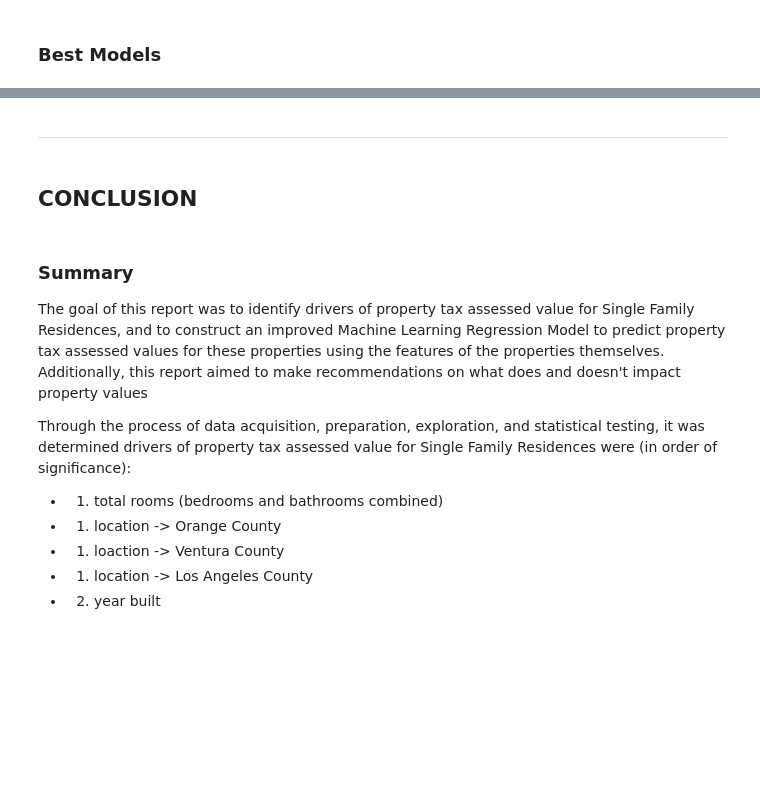
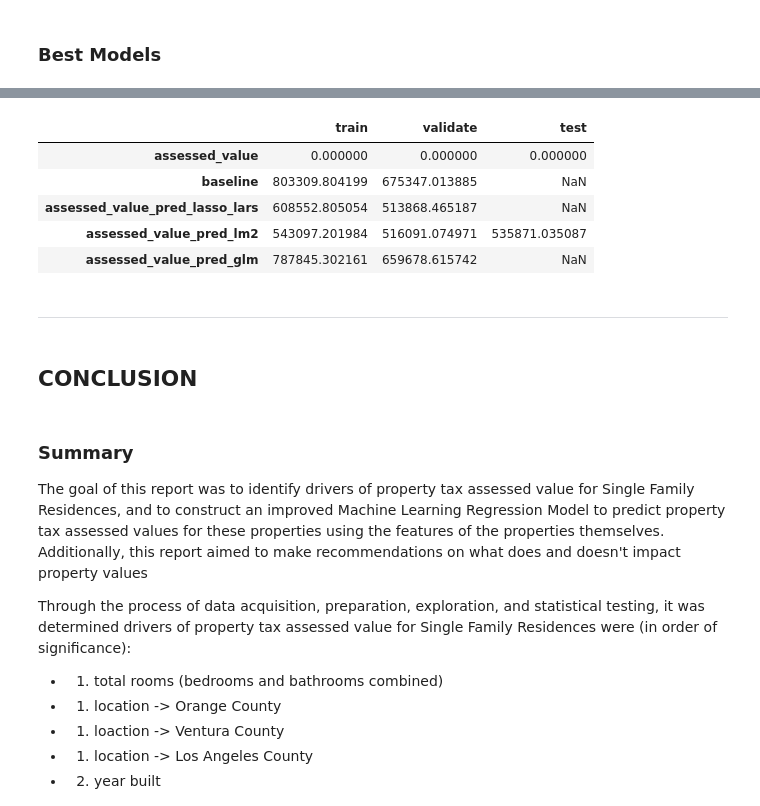
Before and after one commit to rachelrobbinsmayhill/regression-project, a Jupyter notebook: Final_Report.ipynb, the cells around one changed output, grey strips where cells are left out. Saved outputs shown, nothing was run; the diff lists cells and outputs as text; code cells hidden in the pictures; blank space fills up the shorter version.

```diff
--- a/Final_Report.ipynb
+++ b/Final_Report.ipynb
@@ -448,39 +452,3 @@ lm2.fit(X_train_degree2, y_train.assessed_value)
 # predict train
 y_train['assessed_value_pred_lm2'] = lm2.predict(X_train_degree2)
 y_validate['assessed_value_pred_lm2'] = lm2.predict(X_validate_degree2)
-# %%
-# FROM JERRY
-# make the polynomial features to get a new set of features
-pf = PolynomialFeatures(degree=2)
-
-# fit and transform X_train_scaled
-x_train_degree2 = pf.fit_transform(x_train_scaled[features])
-
-# transform X_validate_scaled & X_test_scaled
-x_validate_degree2 = pf.transform(x_validate_scaled[features])
-# x_test_degree2 = pf.transform(x_test)
-
-
-
-
-# Create the model
-lm2 = LinearRegression(normalize=True)
-
-# Fit the model
-lm2.fit(x_test_scaled[features], y_test['tax_value'])
-
-# Set predictions
-y_test['tax_value_pred_lm'] = lm2.predict(x_test_scaled[features])
-
-# Predict validate
-y_test['tax_value_pred_lm'] = lm2.predict(x_test_scaled[features])
-
-# Evaluate RMSE for validate
-rmse_test = mean_squared_error(y_test.tax_value, y_test.tax_value_pred_lm)**(1/2)
-
-print ('---------------------------------------------')
-print("Baseline RMSE for Validate Sample: ", round(basemedian_rmse_validate, 2))
-print("RMSE for Test Sample: ", round(rmse_test,2))
-print ('---------------------------------------------')
-print("Our model beats the baseline by ", (round(basemedian_rmse_validate-rmse_test,2)))
-print ('---------------------------------------------')
@@ -488,0 +455,2 @@ NameError: name 'x_train_scaled' is not defined
+# %%
+y_test = pd.DataFrame(y_test)
@@ -543,0 +527,14 @@ AttributeError: 'Series' object has no attribute 'assessed_value'
+# %%
+model_results = pd.concat([
+    y_train.apply(lambda col: mean_squared_error(y_train.assessed_value, col)**(1/2)).rename('train'),
+    y_validate.apply(lambda col: mean_squared_error(y_validate.assessed_value, col)**(1/2)).rename('validate'),
+    y_test.apply(lambda col: mean_squared_error(y_test.assessed_value, col)**(1/2)).rename('test')
+], axis=1)
+model_results
+# %% [output]
+|  | train | validate | test |
+| assessed_value | 0.000000 | 0.000000 | 0.000000 |
+| baseline | 803309.804199 | 675347.013885 | NaN |
+| assessed_value_pred_lasso_lars | 608552.805054 | 513868.465187 | NaN |
+| assessed_value_pred_lm2 | 543097.201984 | 516091.074971 | 535871.035087 |
+| assessed_value_pred_glm | 787845.302161 | 659678.615742 | NaN |
```
Also changed, not shown: parts of 27 cells of this notebook.
